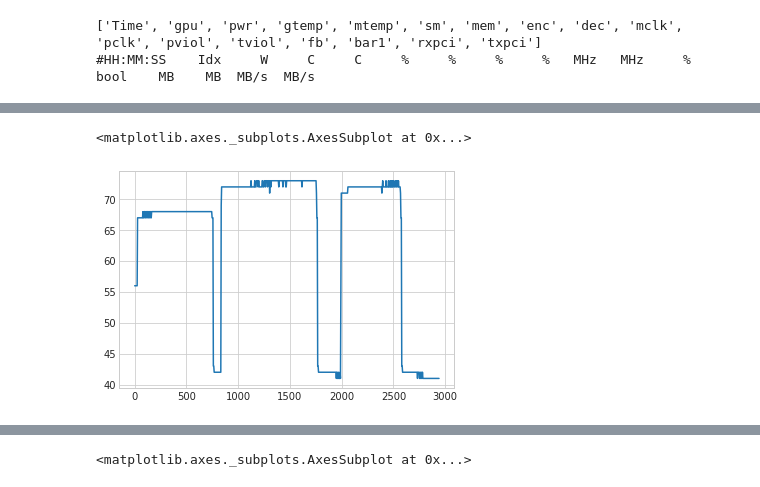
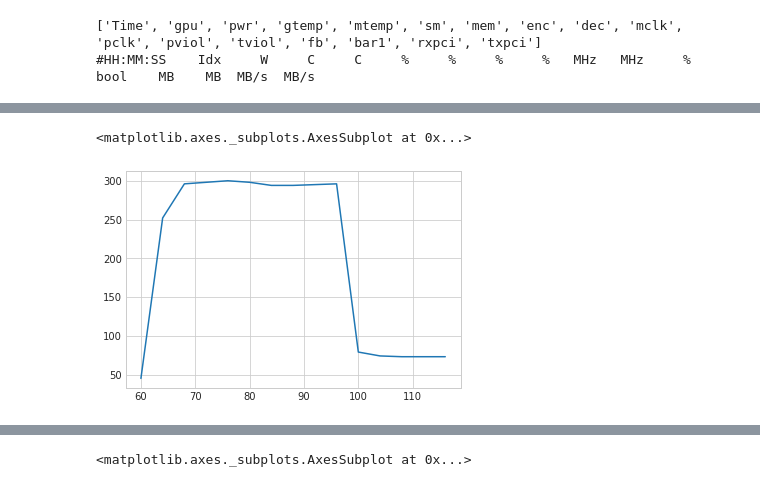
Before and after one commit to akhilguliani/power_benchmark, a Jupyter notebook: parseNplot.ipynb, the cells around one changed output, grey strips where cells are left out. Cells and saved outputs as stored; diff of their text form; code cells hidden in the pictures.

Commit message:
Combined plotting function

```diff
--- a/parseNplot.ipynb
+++ b/parseNplot.ipynb
@@ -32,7 +84,7 @@ HtoD = read_nvdia_smi_dmon("prof_out")
 ['Time', 'gpu', 'pwr', 'gtemp', 'mtemp', 'sm', 'mem', 'enc', 'dec', 'mclk', 'pclk', 'pviol', 'tviol', 'fb', 'bar1', 'rxpci', 'txpci']
 #HH:MM:SS    Idx     W     C     C     %     %     %     %   MHz   MHz     %  bool    MB    MB  MB/s  MB/s
 # %%
-COMP = read_nvdia_smi_dmon("prof_out_2")
+COMP = read_nvdia_smi_dmon("burn_prof_out")
 # %% [output]
 ['Time', 'gpu', 'pwr', 'gtemp', 'mtemp', 'sm', 'mem', 'enc', 'dec', 'mclk', 'pclk', 'pviol', 'tviol', 'fb', 'bar1', 'rxpci', 'txpci']
 #HH:MM:SS    Idx     W     C     C     %     %     %     %   MHz   MHz     %  bool    MB    MB  MB/s  MB/s
@@ -51,8 +122,8 @@ HtoD[:][HtoD.gpu == 0].describe()
 # %%
-COMP[:][COMP.gpu == 0].pwr.plot(kind="line")
+COMP[60:120][COMP.gpu == 0].pwr.plot(kind="line")
 # %% [output]
 <matplotlib.axes._subplots.AxesSubplot at 0x...>
-[figure, old version]
+[figure, new version]
 # %%
 HtoD[:][HtoD.gpu == 0].pwr.plot(kind="line")
 # %% [output]
```
Also changed, not shown: parts of 6 cells of this notebook.
